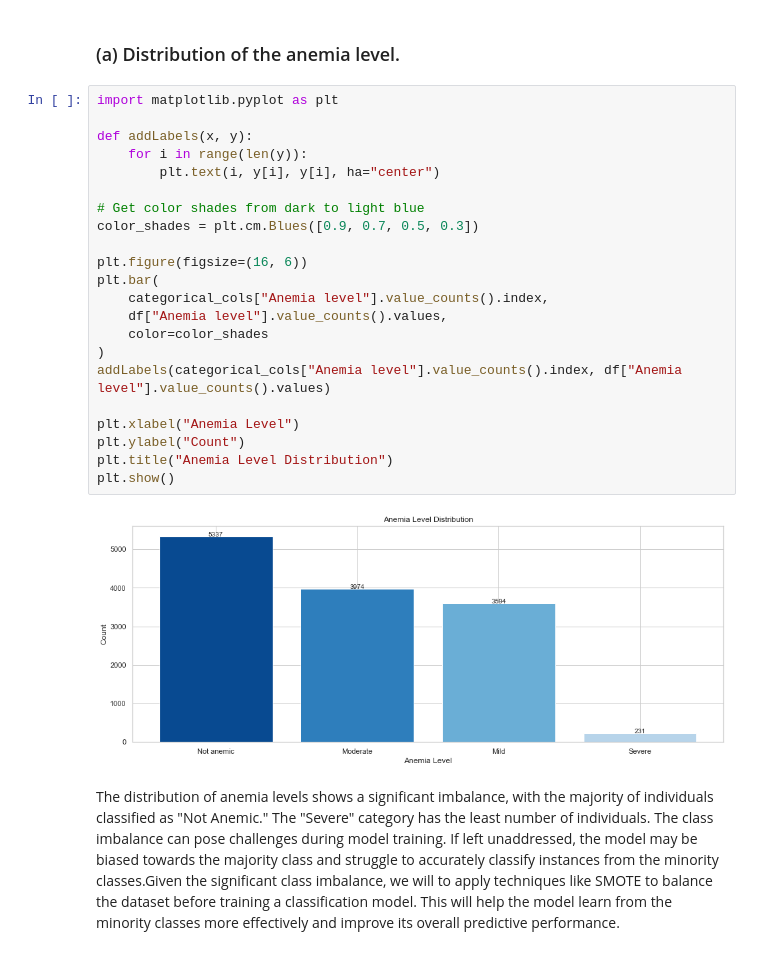
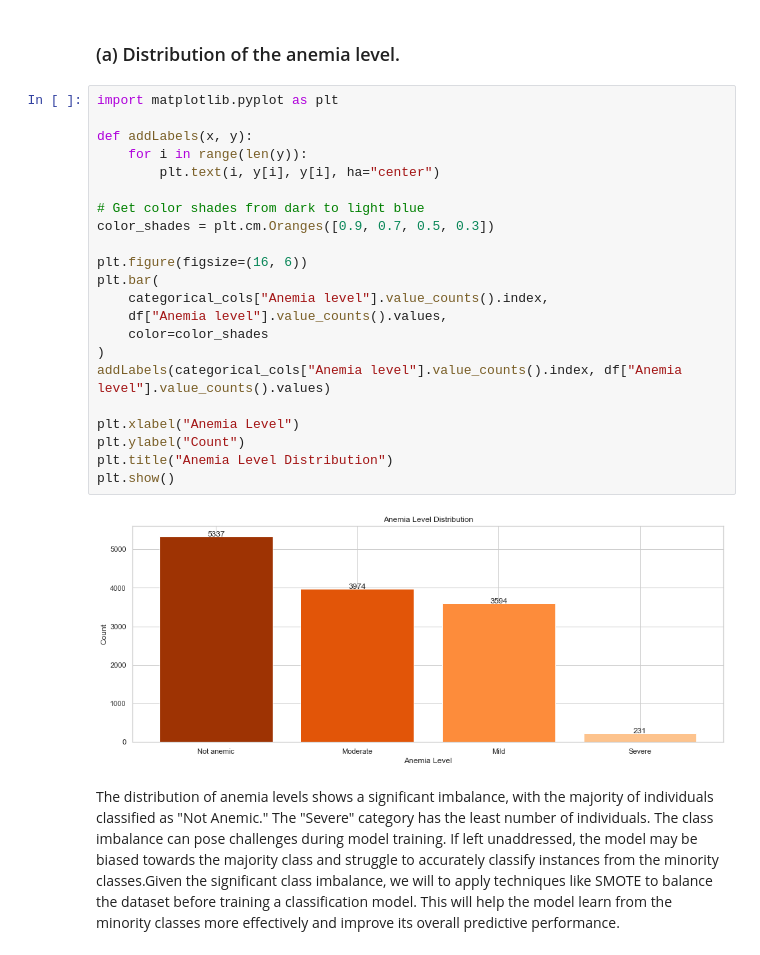
Before and after one commit to ruth-kitasi/Anemia-Level-Prediction-in-Children, a Jupyter notebook: Index.ipynb, the cells around one changed output. Saved outputs shown, nothing was run; the diff lists cells and outputs as text.

```diff
--- a/Index.ipynb
+++ b/Index.ipynb
@@ -580,27 +580,27 @@ import seaborn as sns
 # %%
 import matplotlib.pyplot as plt
 
 def addLabels(x, y):
     for i in range(len(y)):
         plt.text(i, y[i], y[i], ha="center")
 
 # Get color shades from dark to light blue
-color_shades = plt.cm.Blues([0.9, 0.7, 0.5, 0.3])
+color_shades = plt.cm.Oranges([0.9, 0.7, 0.5, 0.3])
 
 plt.figure(figsize=(16, 6))
 plt.bar(
     categorical_cols["Anemia level"].value_counts().index,
     df["Anemia level"].value_counts().values,
     color=color_shades
 )
 addLabels(categorical_cols["Anemia level"].value_counts().index, df["Anemia level"].value_counts().values)
 
 plt.xlabel("Anemia Level")
 plt.ylabel("Count")
 plt.title("Anemia Level Distribution")
 plt.show()
 # %% [output]
-[figure, old version]
+[figure, new version]
 # %% [markdown]
 The distribution of anemia levels shows a significant imbalance, with the majority of individuals classified as "Not Anemic." The "Severe" category has the least number of individuals. The class imbalance can pose challenges during model training. If left unaddressed, the model may be biased towards the majority class and struggle to accurately classify instances from the minority classes.Given the significant class imbalance, we will to apply techniques like SMOTE to balance the dataset before training a classification model. This will help the model learn from the minority classes more effectively and improve its overall predictive performance.
 # %%
```
Also changed, not shown: parts of 7 cells of this notebook.
